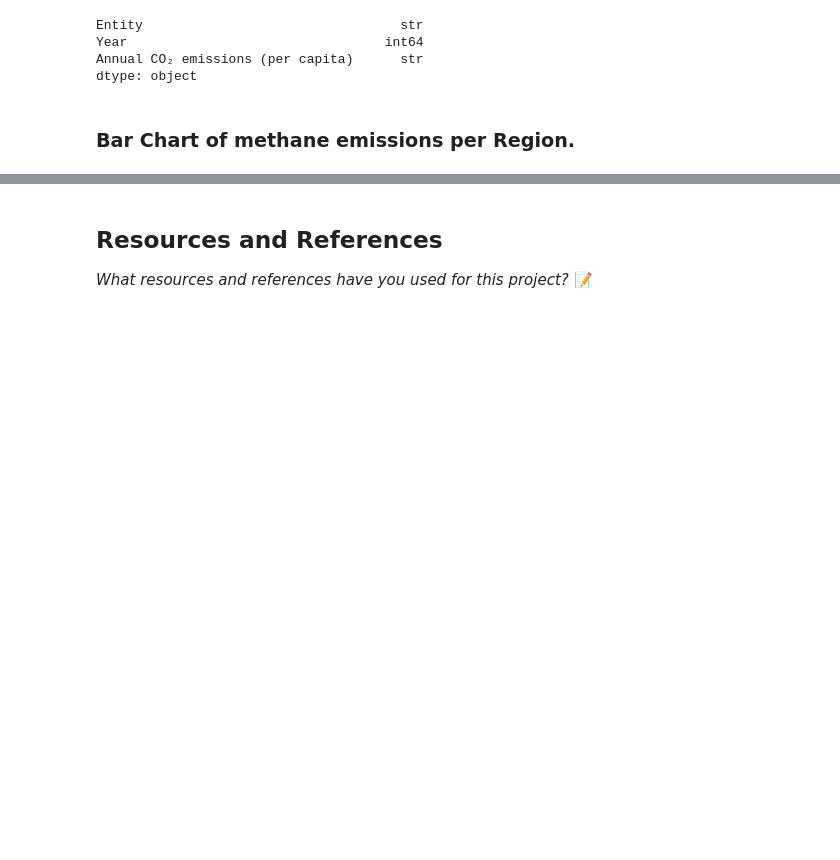
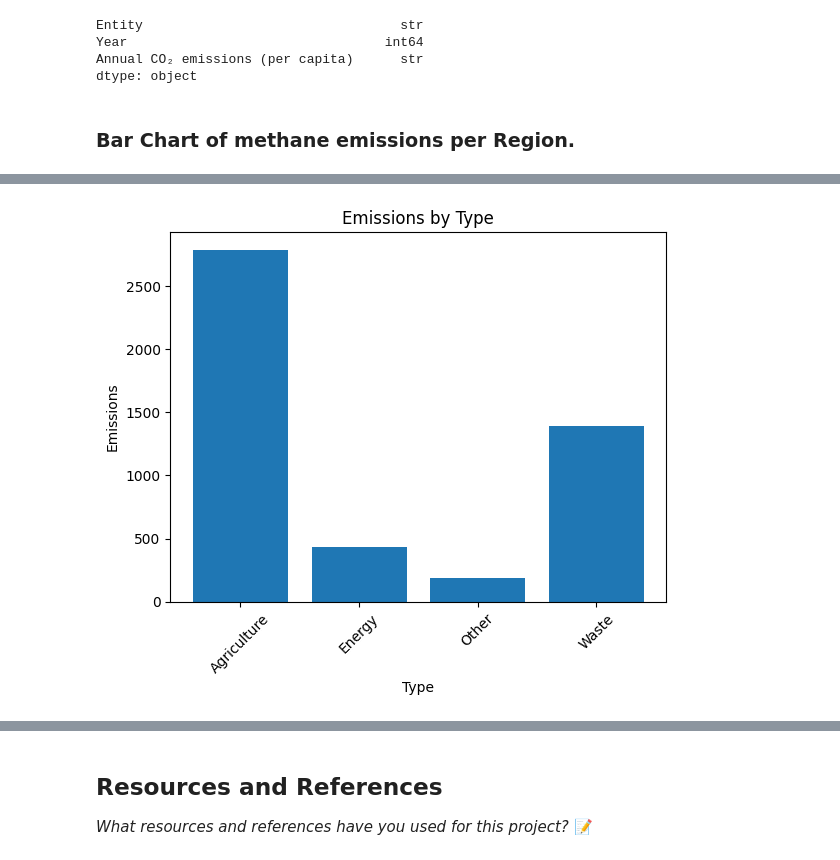
Before and after one commit to IT4063C-Spring26/final-project-proddasr, a Jupyter notebook: source.ipynb, the cells around one changed output, grey strips where cells are left out. Saved outputs shown, nothing was run; the diff lists cells and outputs as text; code cells hidden in the pictures; blank space fills up the shorter version.

```diff
--- a/source.ipynb
+++ b/source.ipynb
@@ -176,0 +283,15 @@ plt.show()
+# %%
+import pandas as pd
+
+region_emissions = Methane_final_df.groupby('type')['emissions'].mean()
+
+plt.bar(region_emissions.index, region_emissions.values)
+
+plt.title("Emissions by Type")
+plt.xlabel("Type")
+plt.ylabel("Emissions")
+plt.xticks(rotation=45)
+
+plt.show()
+# %% [output]
+[figure, added]
```
Also changed, not shown: parts of 22 cells of this notebook, 1 other file.
